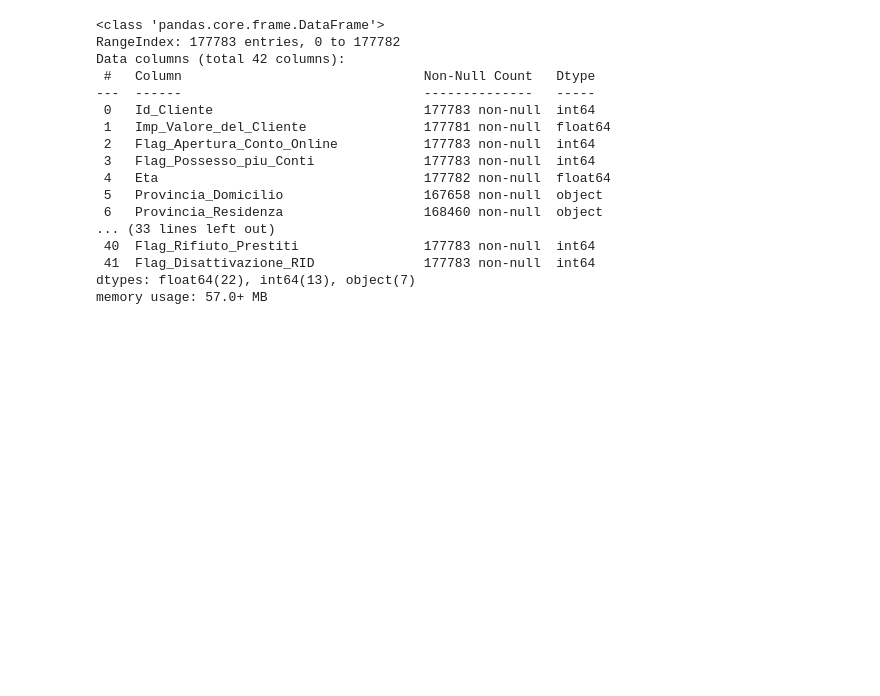
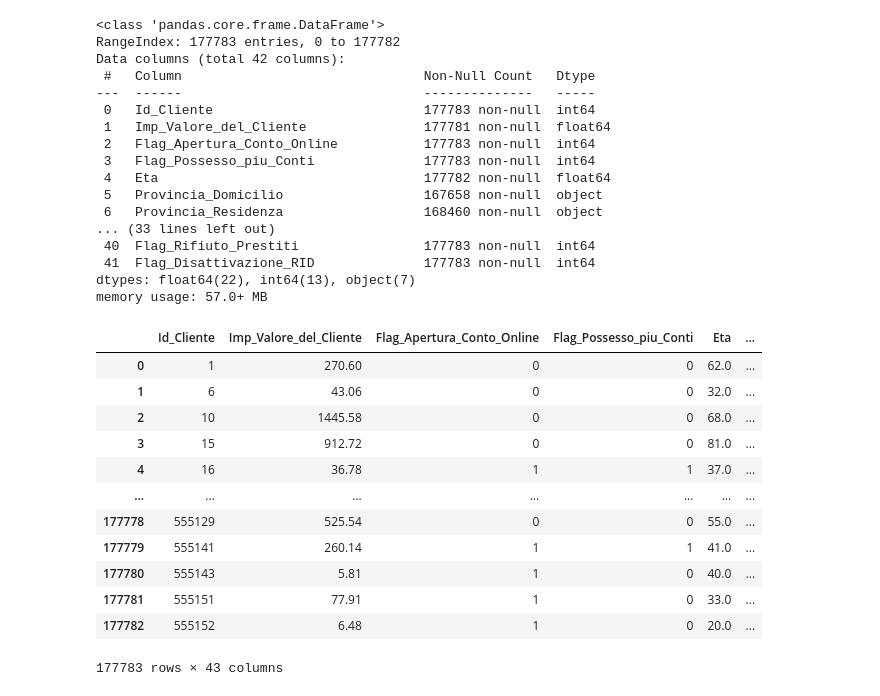
Before and after one commit to emanueleiacca/Analysis-on-Churn-Banking-Modeling-Dataset, a Jupyter notebook: Competition/Competition_model.ipynb, the cells around one changed output. Saved outputs shown, nothing was run; the diff lists cells and outputs as text; code cells hidden in the pictures; blank space fills up the shorter version.

Commit message:
prediction corrected on index

```diff
--- a/Competition/Competition_model.ipynb
+++ b/Competition/Competition_model.ipynb
@@ -443,4 +442,30 @@ Data columns (total 42 columns):
  41  Flag_Disattivazione_RID              177783 non-null  int64
 dtypes: float64(22), int64(13), object(7)
 memory usage: 57.0+ MB
+# %%
+# Add index column to results_df_si_sorted
+results_df_si_sorted['index_col'] = results_df_si_sorted.index
+
+# Merge the two DataFrames on index column
+merged_df = pd.merge(df, results_df_si_sorted, left_index=True, right_on='index_col', how='left')
+
+# Drop the temporary index column
+merged_df.drop(columns=['index_col'], inplace=True)
+
+# Now merged_df contains your original dataset with y_pred_proba appended
+merged_df
+# %% [output]
+|  | Id_Cliente | Imp_Valore_del_Cliente | Flag_Apertura_Conto_Online | Flag_Possesso_piu_Conti | Eta | ... |
+| 0 | 1 | 270.60 | 0 | 0 | 62.0 | ... |
+| 1 | 6 | 43.06 | 0 | 0 | 32.0 | ... |
+| 2 | 10 | 1445.58 | 0 | 0 | 68.0 | ... |
+| 3 | 15 | 912.72 | 0 | 0 | 81.0 | ... |
+| 4 | 16 | 36.78 | 1 | 1 | 37.0 | ... |
+| ... | ... | ... | ... | ... | ... | ... |
+| 177778 | 555129 | 525.54 | 0 | 0 | 55.0 | ... |
+| 177779 | 555141 | 260.14 | 1 | 1 | 41.0 | ... |
+| 177780 | 555143 | 5.81 | 1 | 0 | 40.0 | ... |
+| 177781 | 555151 | 77.91 | 1 | 0 | 33.0 | ... |
+| 177782 | 555152 | 6.48 | 1 | 0 | 20.0 | ... |
+177783 rows × 43 columns
 # %%
```
Also changed, not shown: parts of 8 cells of this notebook, 6 other files.
